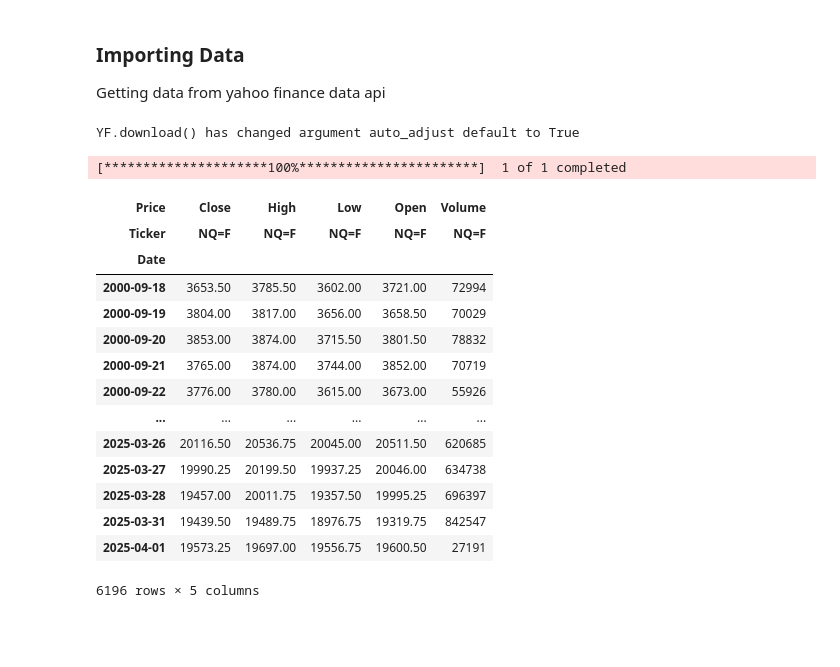
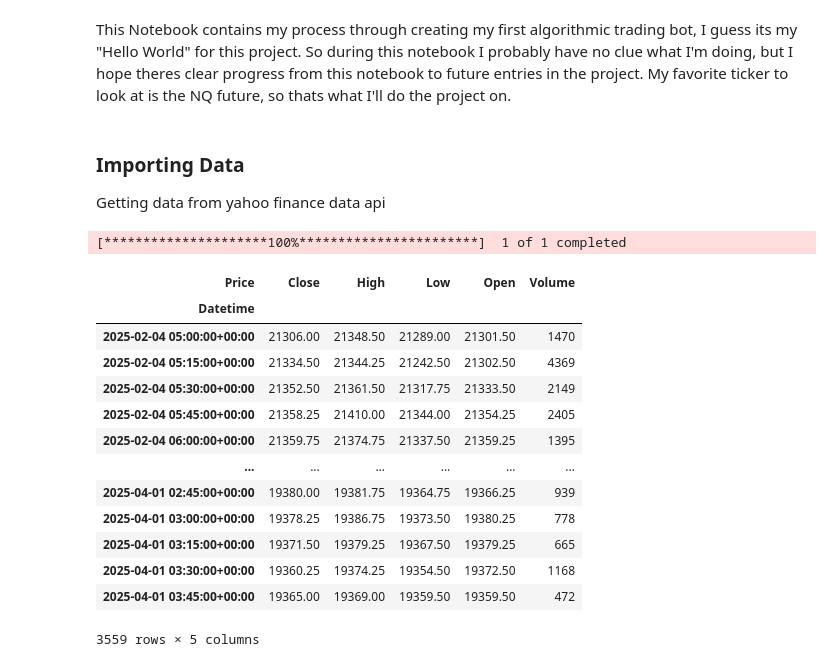
Before and after one commit to chieric03/alg_trading, a Jupyter notebook: intro.ipynb, the cells around one changed output. Drawn from its saved outputs; the diff is of its cells as text; code cells hidden in the pictures; blank space fills up the shorter version.

```diff
--- a/intro.ipynb
+++ b/intro.ipynb
@@ -3,3 +1,5 @@ This Notebook contains my process through creating my first algorithmic trading
+# %% [markdown]
+This Notebook contains my process through creating my first algorithmic trading bot, I guess its my "Hello World" for this project. So during this notebook I probably have no clue what I'm doing, but I hope theres clear progress from this notebook to future entries in the project. My favorite ticker to look at is the NQ future, so thats what I'll do the project on.
 # %%
 import numpy as np
 import pandas as pd
@@ -9,24 +9,25 @@ import yfinance as yf
 # %% [markdown]
 ### Importing Data
 Getting data from yahoo finance data api
-# %%
-nq = yf.Ticker('NQ=F')
-yf.download('NQ=F')
-# %% [output]
-YF.download() has changed argument auto_adjust default to True
-[*********************100%***********************]  1 of 1 completed
-| Price | Close | High | Low | Open | Volume |
-| Ticker | NQ=F | NQ=F | NQ=F | NQ=F | NQ=F |
-| Date |  |  |  |  |  |
-| 2000-09-18 | 3653.50 | 3785.50 | 3602.00 | 3721.00 | 72994 |
-| 2000-09-19 | 3804.00 | 3817.00 | 3656.00 | 3658.50 | 70029 |
-| 2000-09-20 | 3853.00 | 3874.00 | 3715.50 | 3801.50 | 78832 |
-| 2000-09-21 | 3765.00 | 3874.00 | 3744.00 | 3852.00 | 70719 |
-| 2000-09-22 | 3776.00 | 3780.00 | 3615.00 | 3673.00 | 55926 |
-| ... | ... | ... | ... | ... | ... |
-| 2025-03-26 | 20116.50 | 20536.75 | 20045.00 | 20511.50 | 620685 |
-| 2025-03-27 | 19990.25 | 20199.50 | 19937.25 | 20046.00 | 634738 |
-| 2025-03-28 | 19457.00 | 20011.75 | 19357.50 | 19995.25 | 696397 |
-| 2025-03-31 | 19439.50 | 19489.75 | 18976.75 | 19319.75 | 842547 |
-| 2025-04-01 | 19573.25 | 19697.00 | 19556.75 | 19600.50 | 27191 |
-6196 rows × 5 columns
+# %%
+nqdf = yf.download('NQ=F', start='2025-02-4', end='2025-04-1', interval='15m')
+nqdf.columns = nqdf.columns.get_level_values(0)
+# %% [output]
+[*********************100%***********************]  1 of 1 completed
+# %%
+nqdf
+# %% [output]
+| Price | Close | High | Low | Open | Volume |
+| Datetime |  |  |  |  |  |
+| 2025-02-04 05:00:00+00:00 | 21306.00 | 21348.50 | 21289.00 | 21301.50 | 1470 |
+| 2025-02-04 05:15:00+00:00 | 21334.50 | 21344.25 | 21242.50 | 21302.50 | 4369 |
+| 2025-02-04 05:30:00+00:00 | 21352.50 | 21361.50 | 21317.75 | 21333.50 | 2149 |
+| 2025-02-04 05:45:00+00:00 | 21358.25 | 21410.00 | 21344.00 | 21354.25 | 2405 |
+| 2025-02-04 06:00:00+00:00 | 21359.75 | 21374.75 | 21337.50 | 21359.25 | 1395 |
+| ... | ... | ... | ... | ... | ... |
+| 2025-04-01 02:45:00+00:00 | 19380.00 | 19381.75 | 19364.75 | 19366.25 | 939 |
+| 2025-04-01 03:00:00+00:00 | 19378.25 | 19386.75 | 19373.50 | 19380.25 | 778 |
+| 2025-04-01 03:15:00+00:00 | 19371.50 | 19379.25 | 19367.50 | 19379.25 | 665 |
+| 2025-04-01 03:30:00+00:00 | 19360.25 | 19374.25 | 19354.50 | 19372.50 | 1168 |
+| 2025-04-01 03:45:00+00:00 | 19365.00 | 19369.00 | 19359.50 | 19359.50 | 472 |
+3559 rows × 5 columns
```
Also changed, not shown: parts of 11 cells of this notebook, 4 other files.
